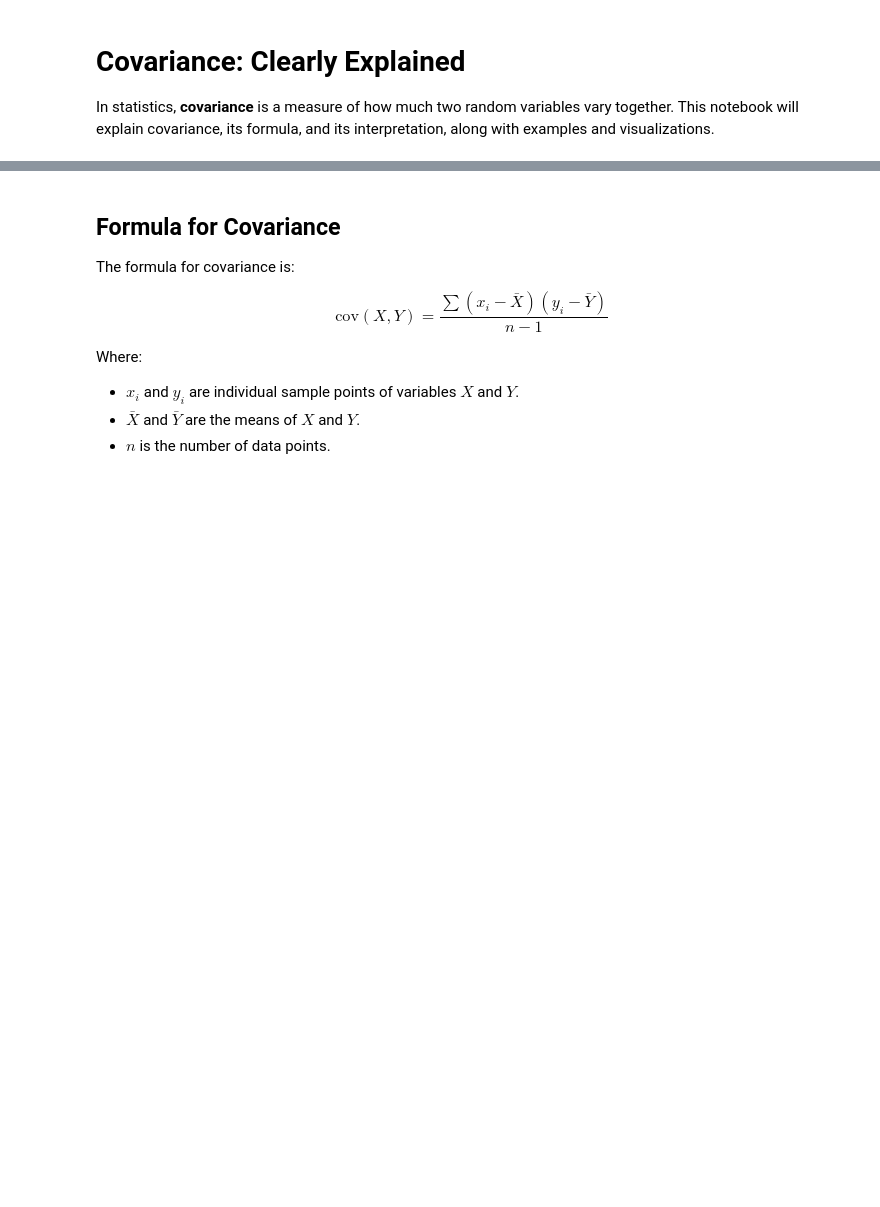
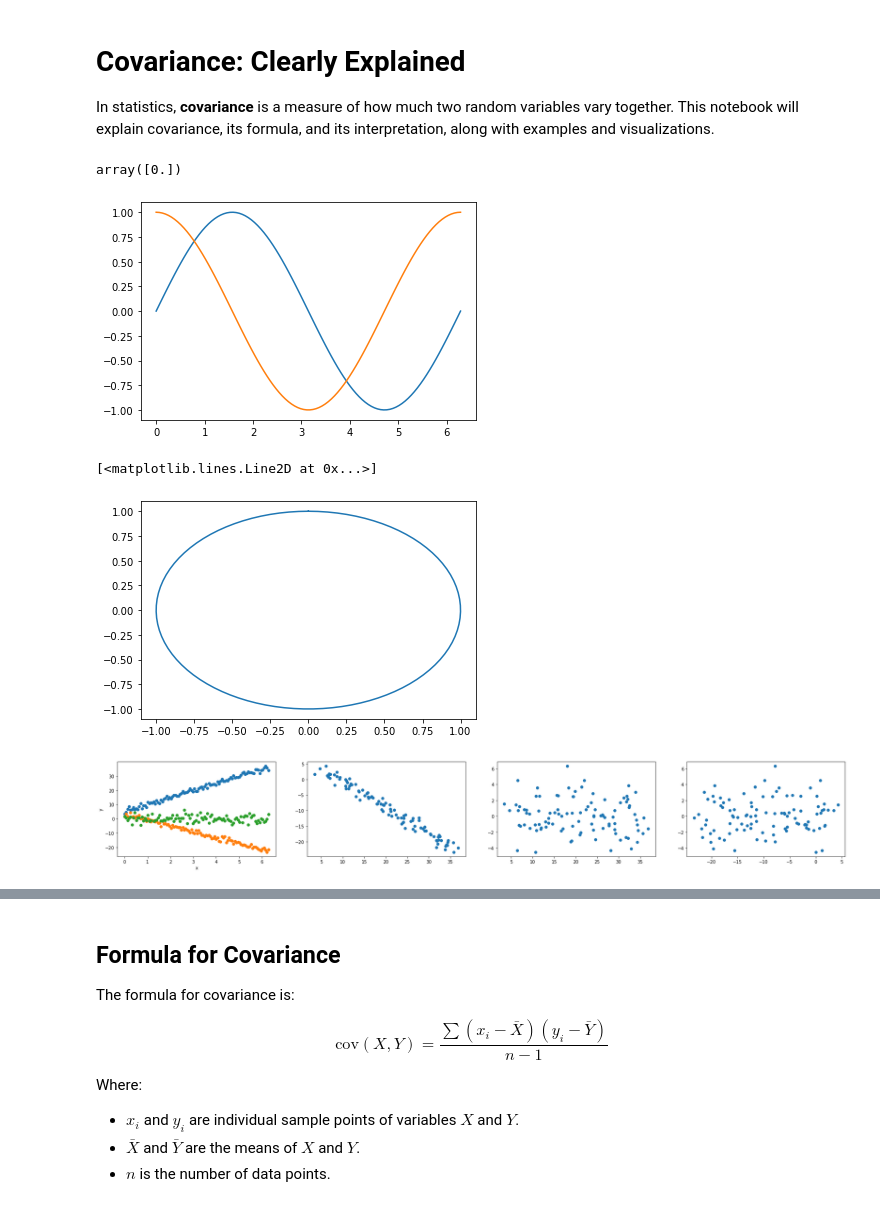
Before and after one commit to amirhdre/Stats-ML-Foundations, a Jupyter notebook: jupyter notebooks/16_Covariance.ipynb, the cells around one changed output, grey strips where cells are left out. Saved outputs shown, nothing was run; the diff lists cells and outputs as text; code cells hidden in the pictures; blank space fills up the shorter version.

```diff
--- a/jupyter notebooks/16_Covariance.ipynb
+++ b/jupyter notebooks/16_Covariance.ipynb
@@ -2,3 +2,53 @@
 # Covariance: Clearly Explained
 
 In statistics, **covariance** is a measure of how much two random variables vary together. This notebook will explain covariance, its formula, and its interpretation, along with examples and visualizations.
+# %%
+x
+# %% [output]
+array([0.])
+# %%
+import matplotlib.pyplot as plt
+import numpy as np
+
+x = np.linspace(0, np.pi*2, 100)
+y1 = np.sin(x)
+y2 = np.cos(x)
+
+plt.plot(x,y1)
+plt.plot(x,y2)
+plt.show()
+
+plt.plot(y1, y2)
+# %% [output]
+[figure, added]
+[<matplotlib.lines.Line2D at 0x...>]
+[figure, added]
+# %%
+import matplotlib.pyplot as plt
+import numpy as np
+
+x = np.linspace(0, np.pi*2, 100)
+y1 = 5*x + 5 + np.random.randn(100)
+y2 = -4*x + 3 + + np.random.randn(100)
+y3 = 0*x + np.random.randn(100) *2
+
+plt.figure(figsize=(30,4))
+plt.subplot(141)
+plt.plot(x,y1,'o')
+plt.plot(x,y2,'o')
+plt.plot(x,y3,'o')
+plt.xlabel("x")
+plt.ylabel("y")
+
+plt.subplot(142)
+plt.plot(y1, y2,'o')
+
+plt.subplot(143)
+plt.plot(y1, y3,'o')
+
+plt.subplot(144)
+plt.plot(y2, y3,'o')
+
+plt.show()
+# %% [output]
+[figure, added]
```
Also changed, not shown: parts of 1 cell of this notebook, 17 other files.
